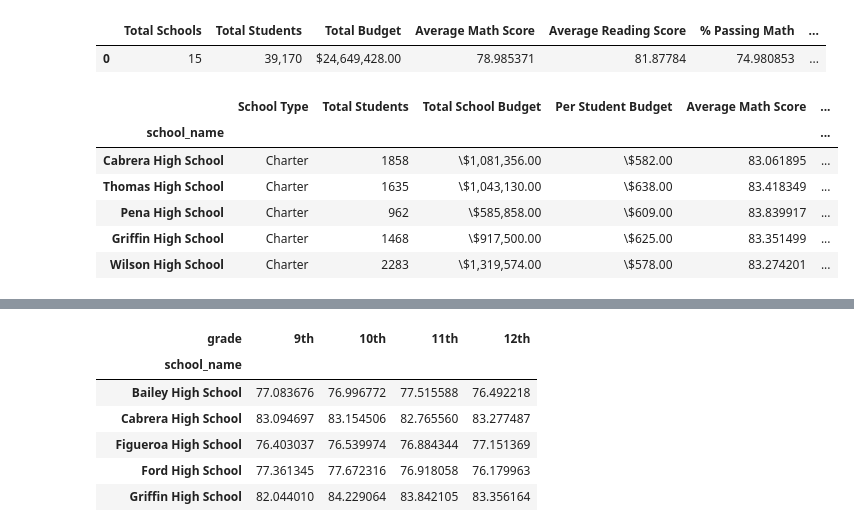
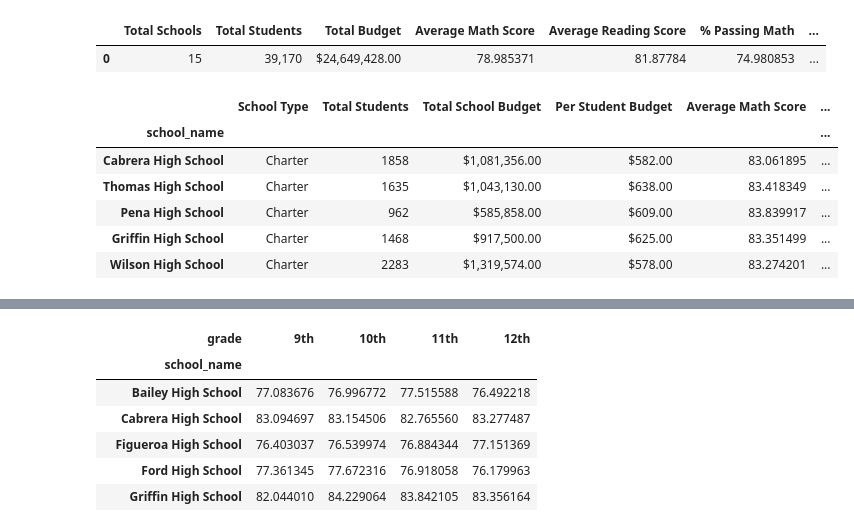
Before and after one commit to jackharv7/Pandas-City-Schools, a Jupyter notebook: Pandas City Schools.ipynb, the cells around one changed output, grey strips where cells are left out. Drawn from its saved outputs; the diff is of its cells as text; code cells hidden in the pictures.

```diff
--- a/Pandas City Schools.ipynb
+++ b/Pandas City Schools.ipynb
@@ -62,20 +62,20 @@ opr = (school_p_m + school_p_r)/2
 # %%
 
 top = {"School Type":school_type,"Total Students": school_students,"Total School Budget":school_budget, "Per Student Budget":school_budget_per, "Average Math Score":school_math, "Average Reading Score":school_reading, "% Passing Math":school_p_m, "% Passing Reading" :school_p_r,"% Overall Passing Rate": opr}
-top2 = {"School Type":school_type,"Total Students": school_students,"Total School Budget":school_budget.transform(lambda x: "\${0:,.2f}".format(x)), "Per Student Budget":school_budget_per.transform("\${0:,.2f}".format), "Average Math Score":school_math, "Average Reading Score":school_reading, "% Passing Math":school_p_m, "% Passing Reading" :school_p_r,"% Overall Passing Rate": opr}
+top2 = {"School Type":school_type,"Total Students": school_students,"Total School Budget":school_budget.transform(lambda x: "${0:,.2f}".format(x)), "Per Student Budget":school_budget_per.transform("${0:,.2f}".format), "Average Math Score":school_math, "Average Reading Score":school_reading, "% Passing Math":school_p_m, "% Passing Reading" :school_p_r,"% Overall Passing Rate": opr}
 
 
 top_df = pd.DataFrame(top)
 top2_df = pd.DataFrame(top2)
 top2_df.sort_values(by=['% Overall Passing Rate'], ascending = False).head()
 # %% [output]
 |  | School Type | Total Students | Total School Budget | Per Student Budget | Average Math Score | ... |
 | school_name |  |  |  |  |  | ... |
-| Cabrera High School | Charter | 1858 | \$1,081,356.00 | \$582.00 | 83.061895 | ... |
-| Thomas High School | Charter | 1635 | \$1,043,130.00 | \$638.00 | 83.418349 | ... |
-| Pena High School | Charter | 962 | \$585,858.00 | \$609.00 | 83.839917 | ... |
-| Griffin High School | Charter | 1468 | \$917,500.00 | \$625.00 | 83.351499 | ... |
-| Wilson High School | Charter | 2283 | \$1,319,574.00 | \$578.00 | 83.274201 | ... |
+| Cabrera High School | Charter | 1858 | $1,081,356.00 | $582.00 | 83.061895 | ... |
+| Thomas High School | Charter | 1635 | $1,043,130.00 | $638.00 | 83.418349 | ... |
+| Pena High School | Charter | 962 | $585,858.00 | $609.00 | 83.839917 | ... |
+| Griffin High School | Charter | 1468 | $917,500.00 | $625.00 | 83.351499 | ... |
+| Wilson High School | Charter | 2283 | $1,319,574.00 | $578.00 | 83.274201 | ... |
 # %%
 top2_df.sort_values(by=['% Overall Passing Rate']).head()
 # %% [output]
```
Also changed, not shown: parts of 3 cells of this notebook.
